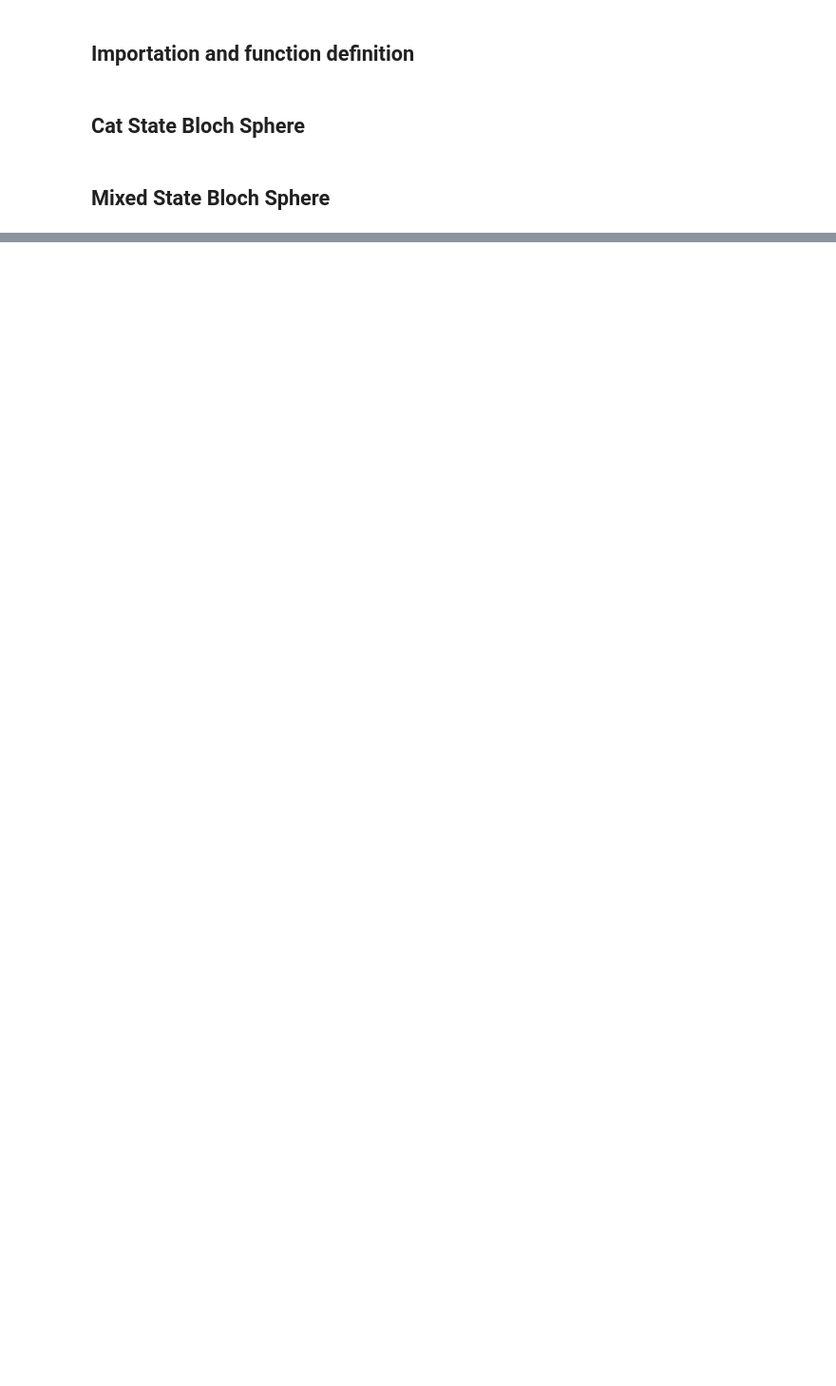
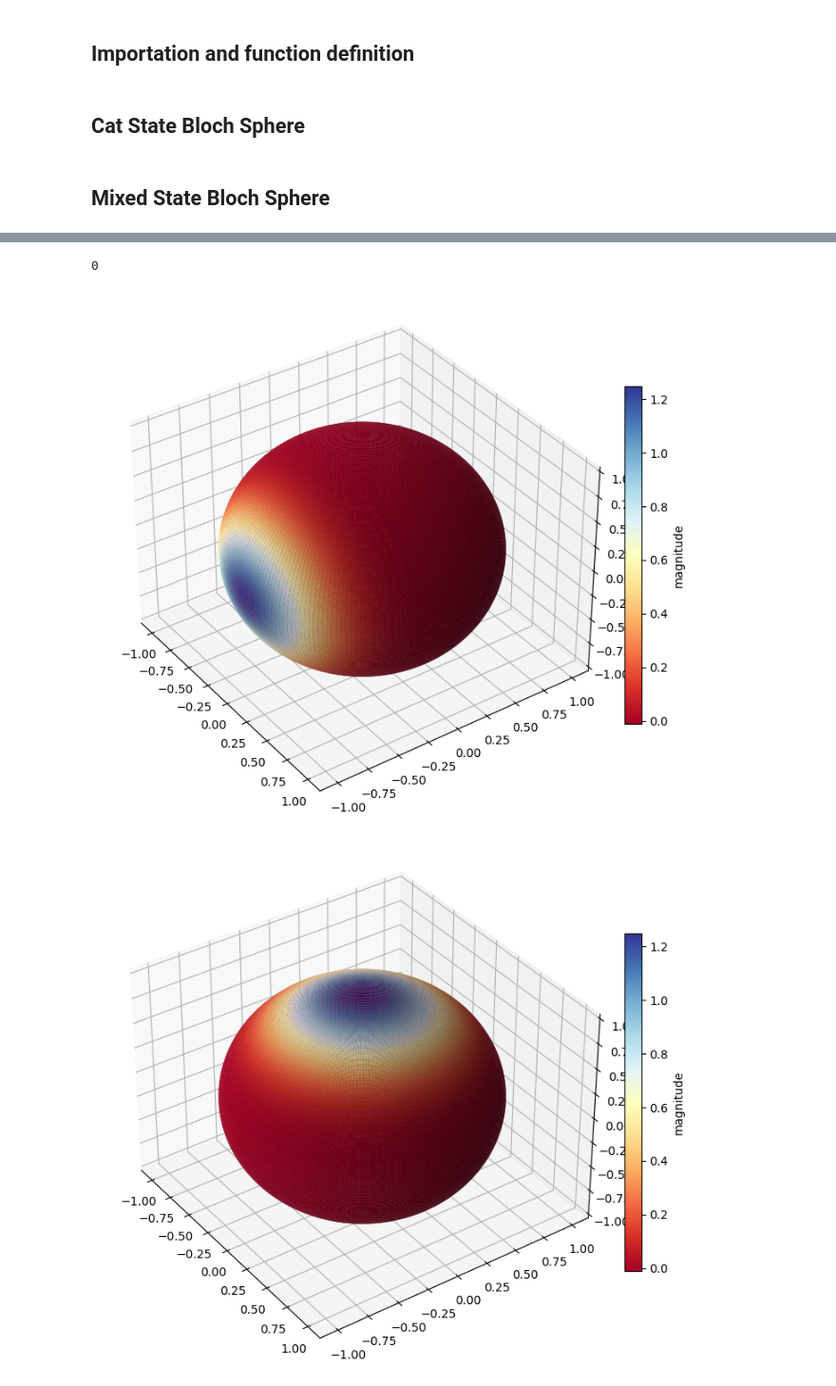
Before and after one commit to lspecwave/MATLAB-atomic-calculation, a Jupyter notebook: IPYNB/Wigner Function/wigner_plot.ipynb, the cells around one changed output, grey strips where cells are left out. Shown at 95% size. Drawn from its saved outputs; the diff is of its cells as text; code cells hidden in the pictures; blank space fills up the shorter version.

```diff
--- a/IPYNB/Wigner Function/wigner_plot.ipynb
+++ b/IPYNB/Wigner Function/wigner_plot.ipynb
@@ -120,0 +123,37 @@ for mF_num in range(0,3):
+# %%
+initial_state=np.array([1,0,0,0,0,0]);
+initial_state=qt.Qobj(initial_state);
+initial_rho=initial_state*qt.dag(initial_state);
+
+split=200;
+
+coherent_state=qt.mesolve(sigmax,initial_rho,[0,np.pi/2]);
+coherent_rho=coherent_state.states[1]
+
+precess_CSS=qt.mesolve(sigmaz,coherent_rho,[0,np.pi/2]);
+precess_CSS_rho=precess_CSS.states[1];
+
+
+precess_CSS_n=qt.mesolve(sigmaz,coherent_rho,[0,np.pi/5]);
+precess_CSS_n_rho=precess_CSS_n.states[1];
+
+yb171_after_readout_173=qt.mesolve(sigmax,precess_CSS_n_rho,[0,np.pi*3.91]);
+yb171_after_readout_173_rho=yb171_after_readout_173.states[1];
+
+compensate=qt.mesolve(sigmax,yb171_after_readout_173_rho,[0,np.pi*0.09]);
+compensate_rho=compensate.states[1];
+
+yb171_readout=qt.mesolve(sigmax,compensate_rho,[0,np.pi/2]);
+yb171_readout_rho=yb171_readout.states[1];
+
+wigner_plot(coherent_rho,split,'coherent.mat');
+wigner_plot(initial_rho,split,'initial.mat');
+wigner_plot(precess_CSS_rho,split,'CSS_precess.mat');
+wigner_plot(precess_CSS_n_rho,split,'CSS_precess_n.mat');
+wigner_plot(yb171_after_readout_173_rho,split,'yb171_after_readout_173_rho.mat');
+wigner_plot(compensate_rho,split,'compensate.mat')
+wigner_plot(yb171_readout_rho,split,'yb171_readout.mat')
+# %% [output]
+0
+[figure, added]
+[figure, added]
```
Also changed, not shown: parts of 2 cells of this notebook, 13 other files.
